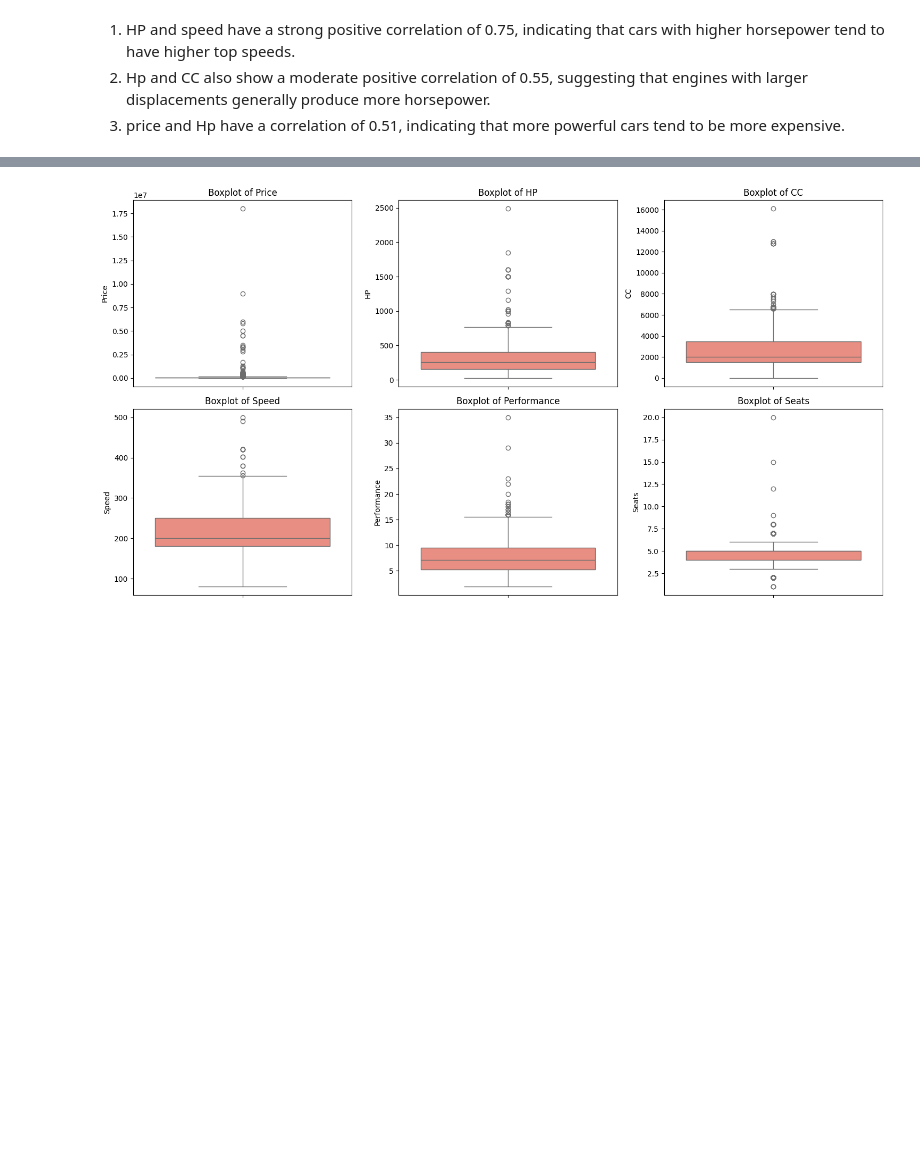
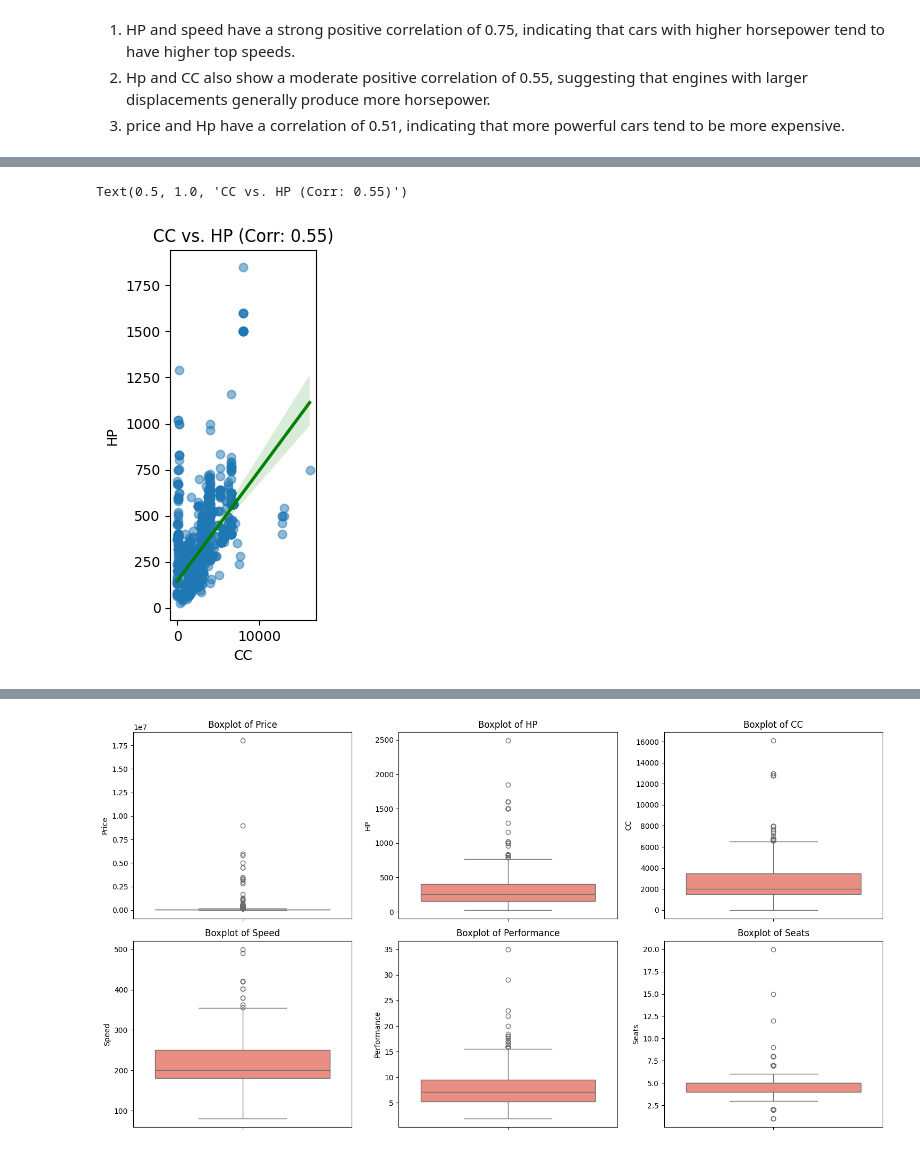
Before and after one commit to orbimatrix/Cars-Collection-DS, a Jupyter notebook: notebooks/EDA.ipynb, the cells around one changed output, grey strips where cells are left out. Cells and saved outputs as stored; diff of their text form; code cells hidden in the pictures; blank space fills up the shorter version.

```diff
--- a/notebooks/EDA.ipynb
+++ b/notebooks/EDA.ipynb
@@ -170,0 +184,7 @@ Torque                                  1    0.082102
+# %%
+plt.subplot(1, 3, 2)
+sns.regplot(data=eda_numeric, x='CC', y='HP', scatter_kws={'alpha':0.5}, line_kws={'color':'green'})
+plt.title('CC vs. HP (Corr: 0.55)')
+# %% [output]
+Text(0.5, 1.0, 'CC vs. HP (Corr: 0.55)')
+[figure, added]
```
Also changed, not shown: parts of 7 cells of this notebook, 5 other files.
